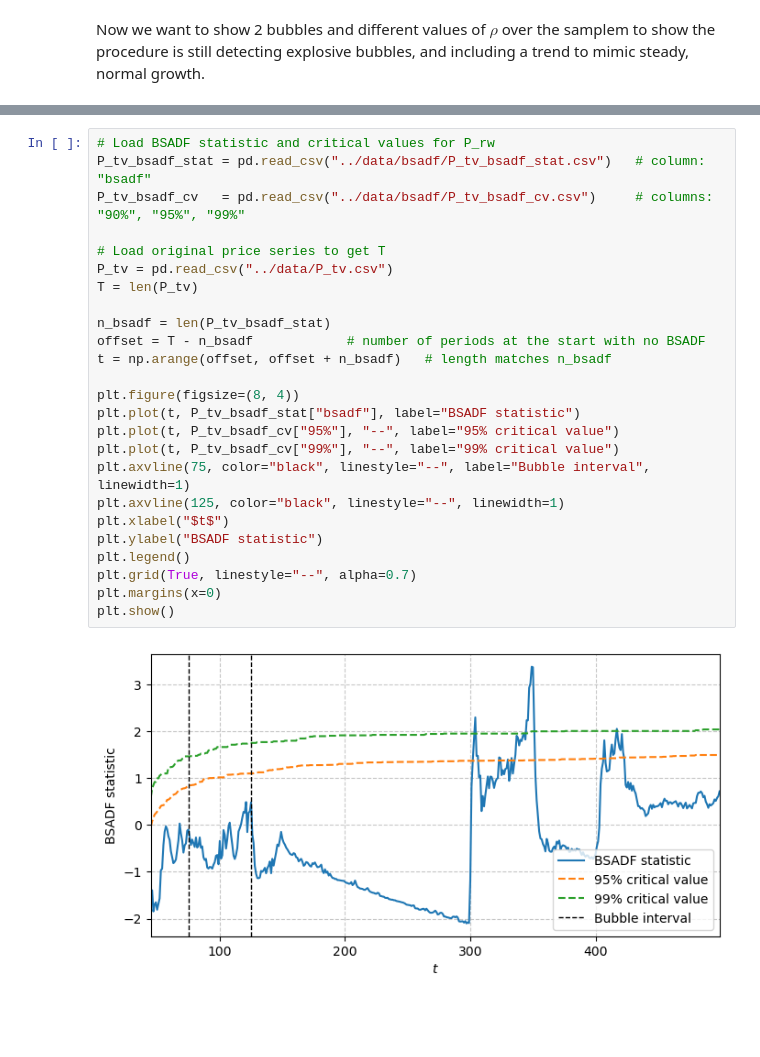
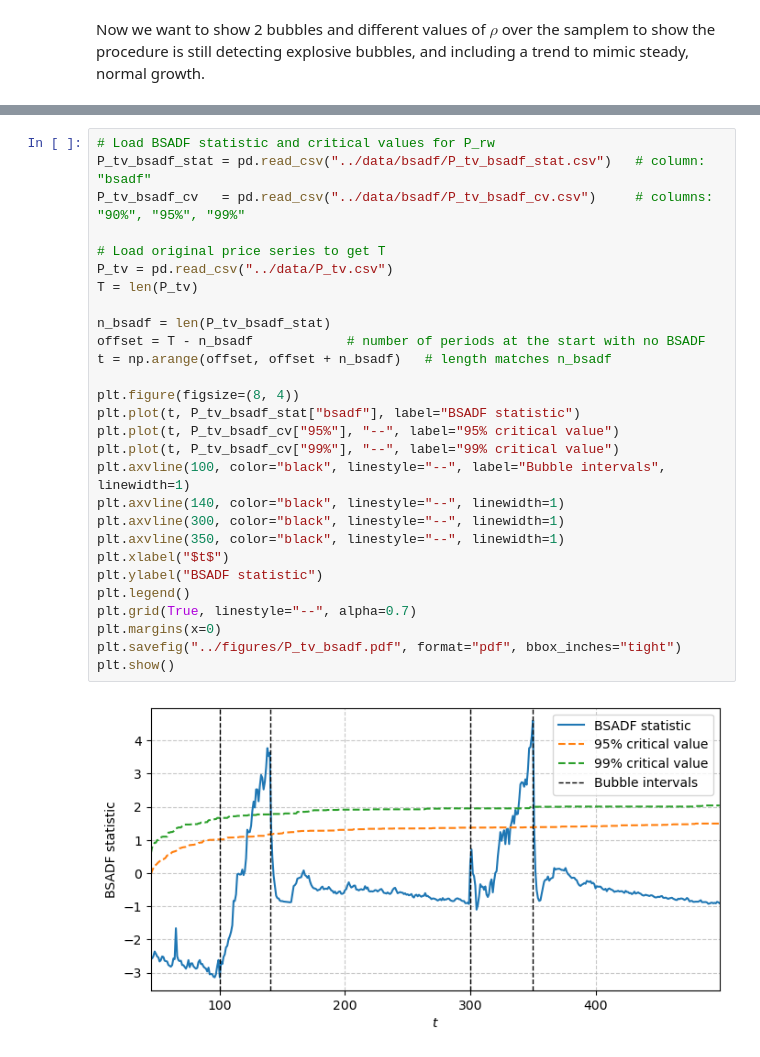
Before and after one commit to emilfriis/Bachelor, a Jupyter notebook: emil/simulations.ipynb, the cells around one changed output, grey strips where cells are left out. Drawn from its saved outputs; the diff is of its cells as text; blank space fills up the shorter version.

```diff
--- a/emil/simulations.ipynb
+++ b/emil/simulations.ipynb
@@ -346,27 +349,30 @@ Results:
 # %%
 # Load BSADF statistic and critical values for P_rw
 P_tv_bsadf_stat = pd.read_csv("../data/bsadf/P_tv_bsadf_stat.csv")   # column: "bsadf"
 P_tv_bsadf_cv   = pd.read_csv("../data/bsadf/P_tv_bsadf_cv.csv")     # columns: "90%", "95%", "99%"
 
 # Load original price series to get T
 P_tv = pd.read_csv("../data/P_tv.csv")
 T = len(P_tv)
 
 n_bsadf = len(P_tv_bsadf_stat)
 offset = T - n_bsadf            # number of periods at the start with no BSADF
 t = np.arange(offset, offset + n_bsadf)   # length matches n_bsadf
 
 plt.figure(figsize=(8, 4))
 plt.plot(t, P_tv_bsadf_stat["bsadf"], label="BSADF statistic")
 plt.plot(t, P_tv_bsadf_cv["95%"], "--", label="95% critical value")
 plt.plot(t, P_tv_bsadf_cv["99%"], "--", label="99% critical value")
-plt.axvline(75, color="black", linestyle="--", label="Bubble interval", linewidth=1)
-plt.axvline(125, color="black", linestyle="--", linewidth=1)
+plt.axvline(100, color="black", linestyle="--", label="Bubble intervals", linewidth=1)
+plt.axvline(140, color="black", linestyle="--", linewidth=1)
+plt.axvline(300, color="black", linestyle="--", linewidth=1)
+plt.axvline(350, color="black", linestyle="--", linewidth=1)
 plt.xlabel("$t$")
 plt.ylabel("BSADF statistic")
 plt.legend()
 plt.grid(True, linestyle="--", alpha=0.7)
 plt.margins(x=0)
+plt.savefig("../figures/P_tv_bsadf.pdf", format="pdf", bbox_inches="tight")
 plt.show()
 # %% [output]
-[figure, old version]
+[figure, new version]
```
Also changed, not shown: parts of 3 cells of this notebook, 20 other files.
